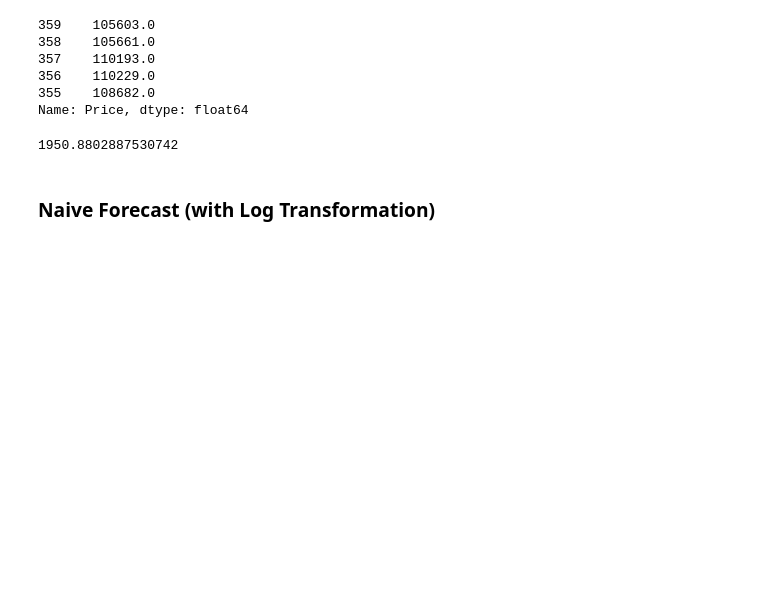
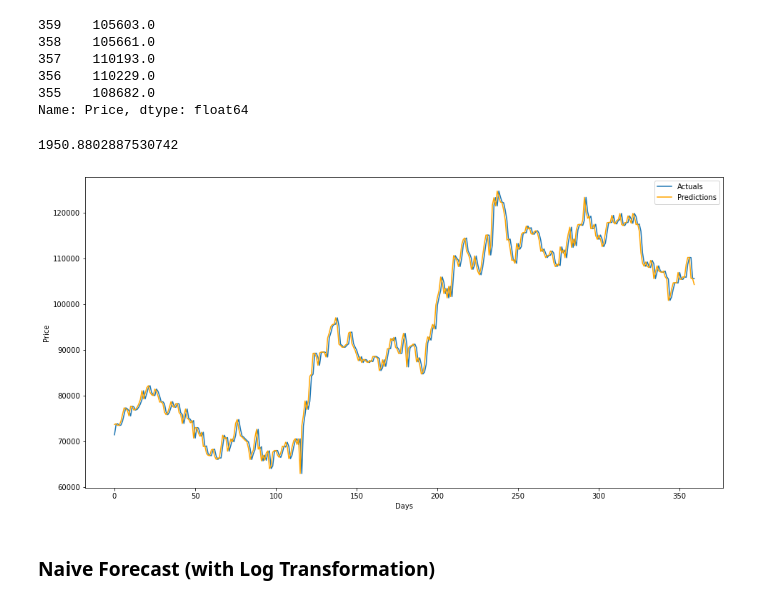
Before and after one commit to keithotuomagie/bitcoin_ts, a Jupyter notebook: notebook.ipynb, the cells around one changed output. Drawn from its saved outputs; the diff is of its cells as text; code cells hidden in the pictures; blank space fills up the shorter version.

Commit message:
Modeling | Naive Forecast

```diff
--- a/notebook.ipynb
+++ b/notebook.ipynb
@@ -380,6 +380,20 @@ rmse_naive = mean_squared_error(y_test_naive, X_test_naive, squared=False)
 rmse_naive
 # %% [output]
 1950.8802887530742
+# %%
+# Plotting the predictions, or 'X_test_naive', against the actual results, or 'y_test_naive'
+
+plt.figure(figsize=(16,8)) # Width, Height in Inches
+
+plt.plot(y_test_naive, label='Actuals')
+plt.plot(X_test_naive, color='orange', label='Predictions')
+
+plt.xlabel("Days")
+plt.ylabel("Price")
+plt.legend()
+plt.show()
+# %% [output]
+[figure, added]
 # %% [markdown]
 ### Naive Forecast (with Log Transformation) ###
 # %%
```
Also changed, not shown: parts of 1 cell of this notebook.
